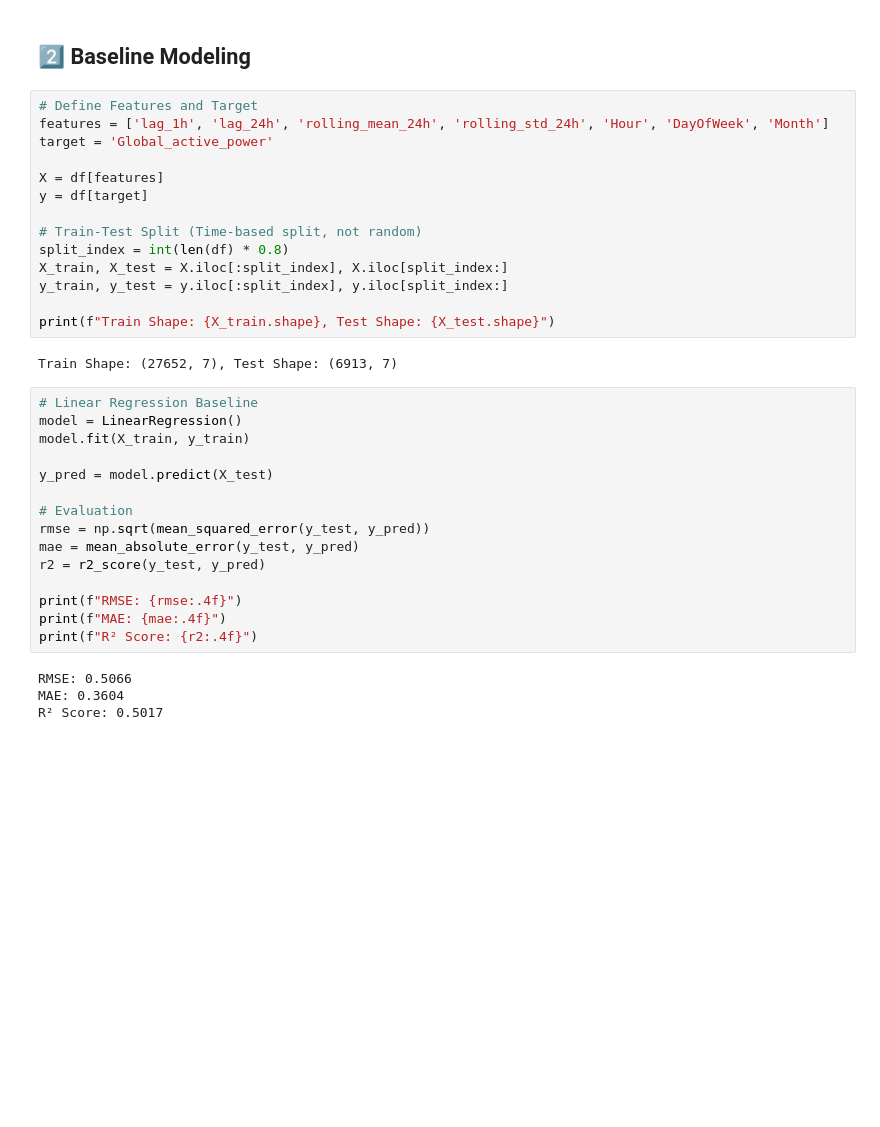
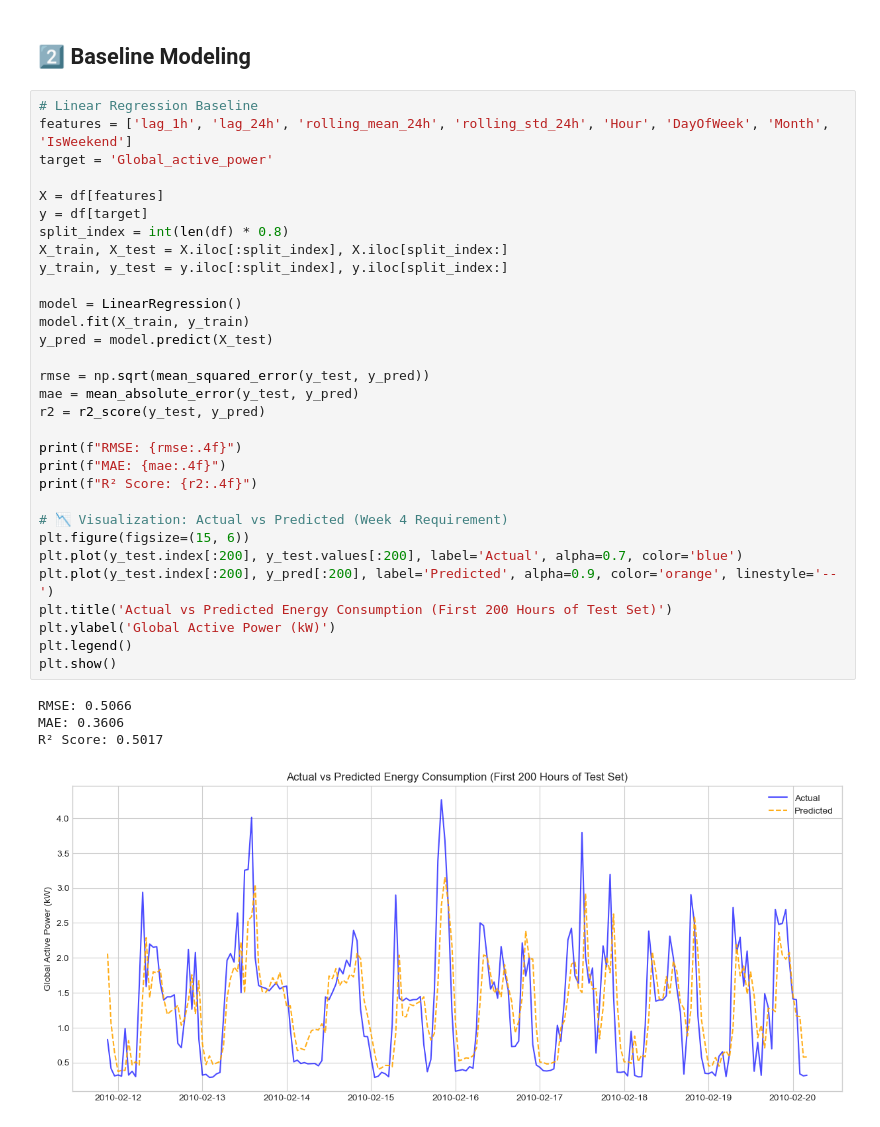
Before and after one commit to springboardmentor1361k/Smart-Energy-Consumption-Analysis-and-Prediction-using-Machine-Learning-with-Device-Level-Insights-, a Jupyter notebook: Milestone 2/milestone2.ipynb, the cells around one changed output. Drawn from its saved outputs; the diff is of its cells as text; blank space fills up the shorter version.

```diff
--- a/Milestone 2/milestone2.ipynb
+++ b/Milestone 2/milestone2.ipynb
@@ -65,37 +76,38 @@ df.head()
 # %% [markdown]
 ## 2️⃣ Baseline Modeling
-# %%
-# Define Features and Target
-features = ['lag_1h', 'lag_24h', 'rolling_mean_24h', 'rolling_std_24h', 'Hour', 'DayOfWeek', 'Month']
-target = 'Global_active_power'
-
-X = df[features]
-y = df[target]
-
-# Train-Test Split (Time-based split, not random)
-split_index = int(len(df) * 0.8)
-X_train, X_test = X.iloc[:split_index], X.iloc[split_index:]
-y_train, y_test = y.iloc[:split_index], y.iloc[split_index:]
-
-print(f"Train Shape: {X_train.shape}, Test Shape: {X_test.shape}")
-# %% [output]
-Train Shape: (27652, 7), Test Shape: (6913, 7)
 # %%
 # Linear Regression Baseline
+features = ['lag_1h', 'lag_24h', 'rolling_mean_24h', 'rolling_std_24h', 'Hour', 'DayOfWeek', 'Month', 'IsWeekend']
+target = 'Global_active_power'
+
+X = df[features]
+y = df[target]
+split_index = int(len(df) * 0.8)
+X_train, X_test = X.iloc[:split_index], X.iloc[split_index:]
+y_train, y_test = y.iloc[:split_index], y.iloc[split_index:]
+
 model = LinearRegression()
 model.fit(X_train, y_train)
-
 y_pred = model.predict(X_test)
 
-# Evaluation
 rmse = np.sqrt(mean_squared_error(y_test, y_pred))
 mae = mean_absolute_error(y_test, y_pred)
 r2 = r2_score(y_test, y_pred)
 
 print(f"RMSE: {rmse:.4f}")
 print(f"MAE: {mae:.4f}")
 print(f"R² Score: {r2:.4f}")
+
+# 📉 Visualization: Actual vs Predicted (Week 4 Requirement)
+plt.figure(figsize=(15, 6))
+plt.plot(y_test.index[:200], y_test.values[:200], label='Actual', alpha=0.7, color='blue')
+plt.plot(y_test.index[:200], y_pred[:200], label='Predicted', alpha=0.9, color='orange', linestyle='--')
+plt.title('Actual vs Predicted Energy Consumption (First 200 Hours of Test Set)')
+plt.ylabel('Global Active Power (kW)')
+plt.legend()
+plt.show()
 # %% [output]
 RMSE: 0.5066
-MAE: 0.3604
+MAE: 0.3606
 R² Score: 0.5017
+[figure, added]
```
Also changed, not shown: parts of 3 cells of this notebook, 4 other files.
